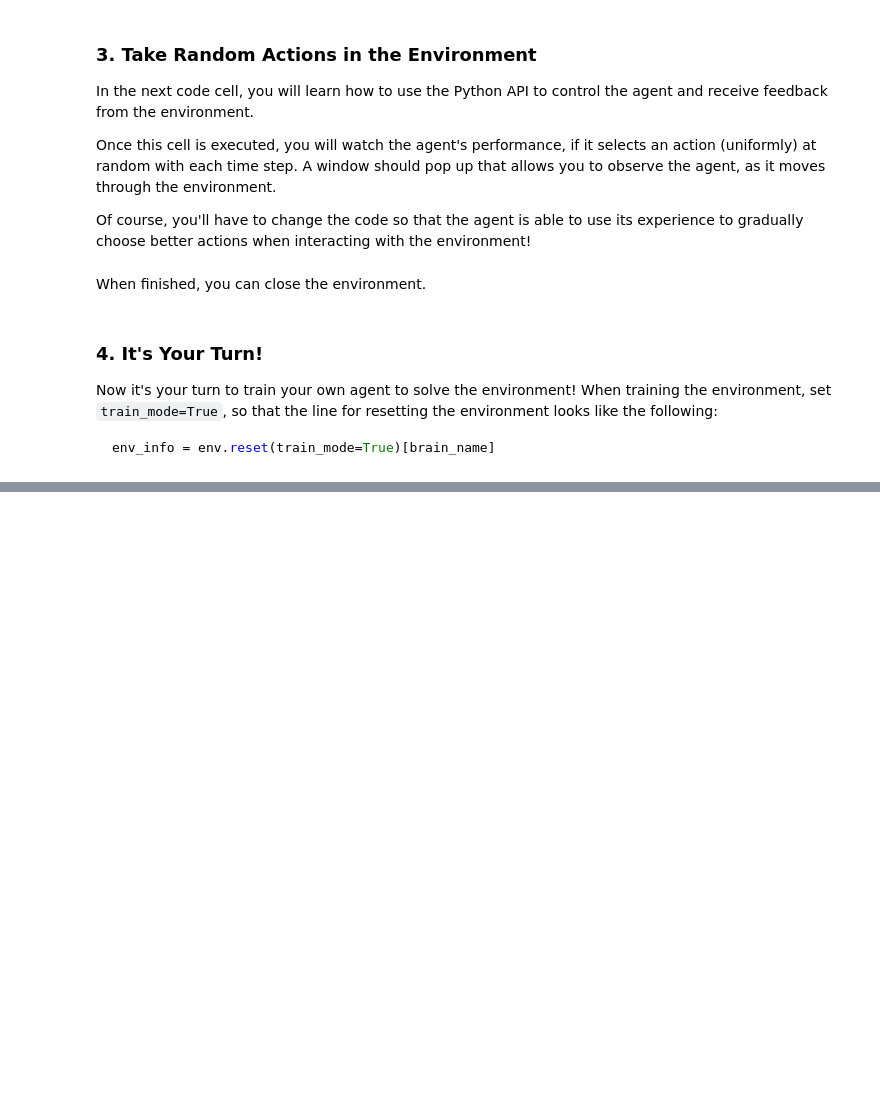
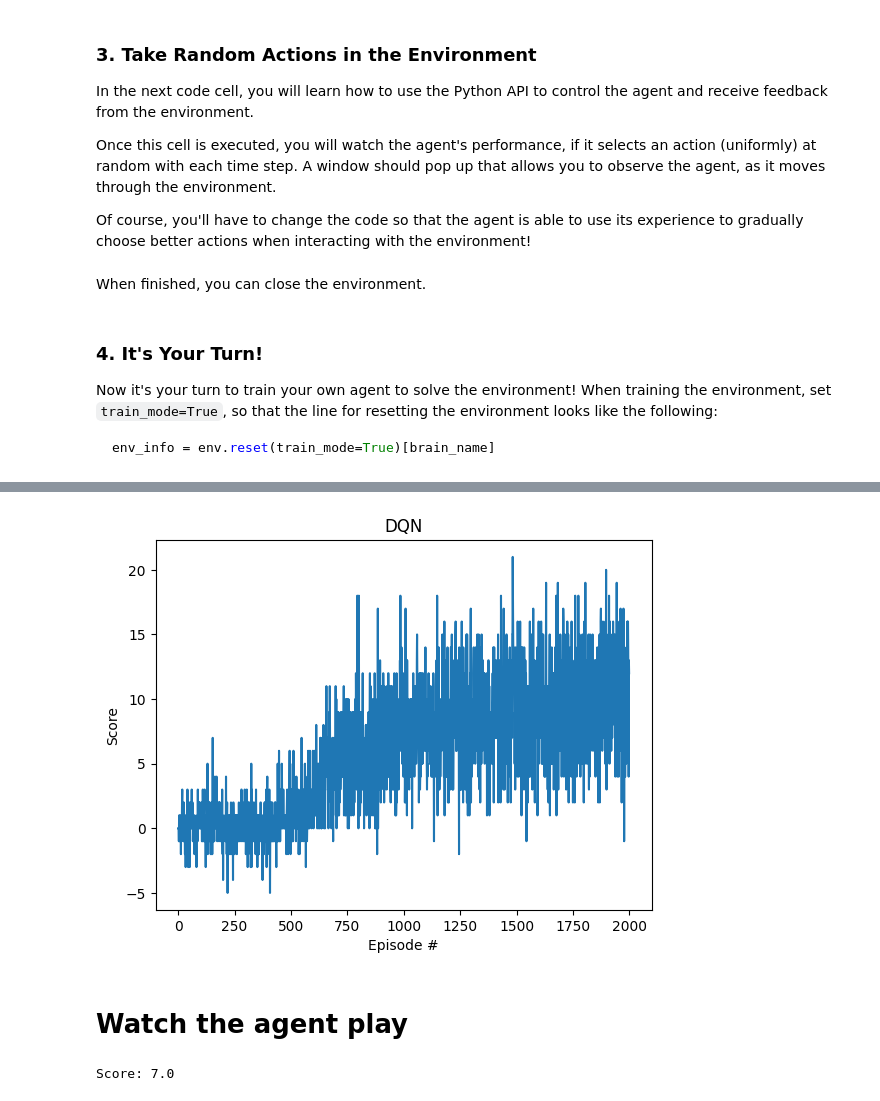
Before and after one commit to sagarnildass/Udacity-Deep-Reinforcement-Learning-Nanodegree, a Jupyter notebook: p1_navigation/Navigation_Pixels.ipynb, the cells around one changed output, grey strips where cells are left out. Drawn from its saved outputs; the diff is of its cells as text; code cells hidden in the pictures; blank space fills up the shorter version.

Commit message:
added the pixel version of P1 navigation

```diff
--- a/p1_navigation/Navigation_Pixels.ipynb
+++ b/p1_navigation/Navigation_Pixels.ipynb
@@ -277,0 +290,30 @@ scores = banana_dqn(seed = seed)
+# %%
+import torch
+from agent_pixels import Agent
+
+brain_name = env.brain_names[0]
+brain = env.brains[brain_name]
+env_info = env.reset(train_mode=True)[brain_name]
+in_channels = 4
+buffer_size = int(1e5)
+
+action_size = brain.vector_action_space_size
+seed = 12345
+device = "cuda" if torch.cuda.is_available() else "cpu"
+
+env_dec = VizEnvDecorator(env, brain_name, buffer_size=in_channels)
+# env_dec = EnvDecorator(env, brain_name)
+
+agent = Agent(
+    action_size,
+    seed,
+    in_channels=in_channels,
+    buffer_size=buffer_size,
+    batch_size=64,
+    tau=1e-3,
+    lr=5e-4,
+    update_every=4,
+    update_target_every=500,
+    device=device)
+
+scores = dqn(agent, env_dec, eps_start=0.8, n_episodes=2000)
@@ -277,0 +343,13 @@ scores = banana_dqn(seed = seed)
+# %%
+# plot the scores
+fig = plt.figure()
+ax = fig.add_subplot(111)
+plt.plot(np.arange(len(scores)), scores)
+plt.title('DQN')
+plt.ylabel('Score')
+plt.xlabel('Episode #')
+plt.show()
+# %% [output]
+[figure, added]
+# %% [markdown]
+# Watch the agent play
@@ -277,0 +380,17 @@ scores = banana_dqn(seed = seed)
+# %%
+agent.qnetwork_local.load_state_dict(torch.load('checkpoint_pixels.pth'))
+# env_info = env.reset(train_mode=False)[brain_name] # reset the environment
+state = env_dec.reset(train_mode=False)          # get the current state
+score = 0                                          # initialize the score
+while True:
+    action = agent.act(state)                      # select an action
+    #env_info = env_dec.step(action)        # send the action to the environment
+    next_state, reward, done = env_dec.step(action)
+    score += reward                                # update the score
+    state = next_state                             # roll over the state to next time step
+    if done:                                       # exit loop if episode finished
+        break
+
+print("Score: {}".format(score))
+# %% [output]
+Score: 7.0
```
Also changed, not shown: parts of 16 cells of this notebook, 7 other files.
